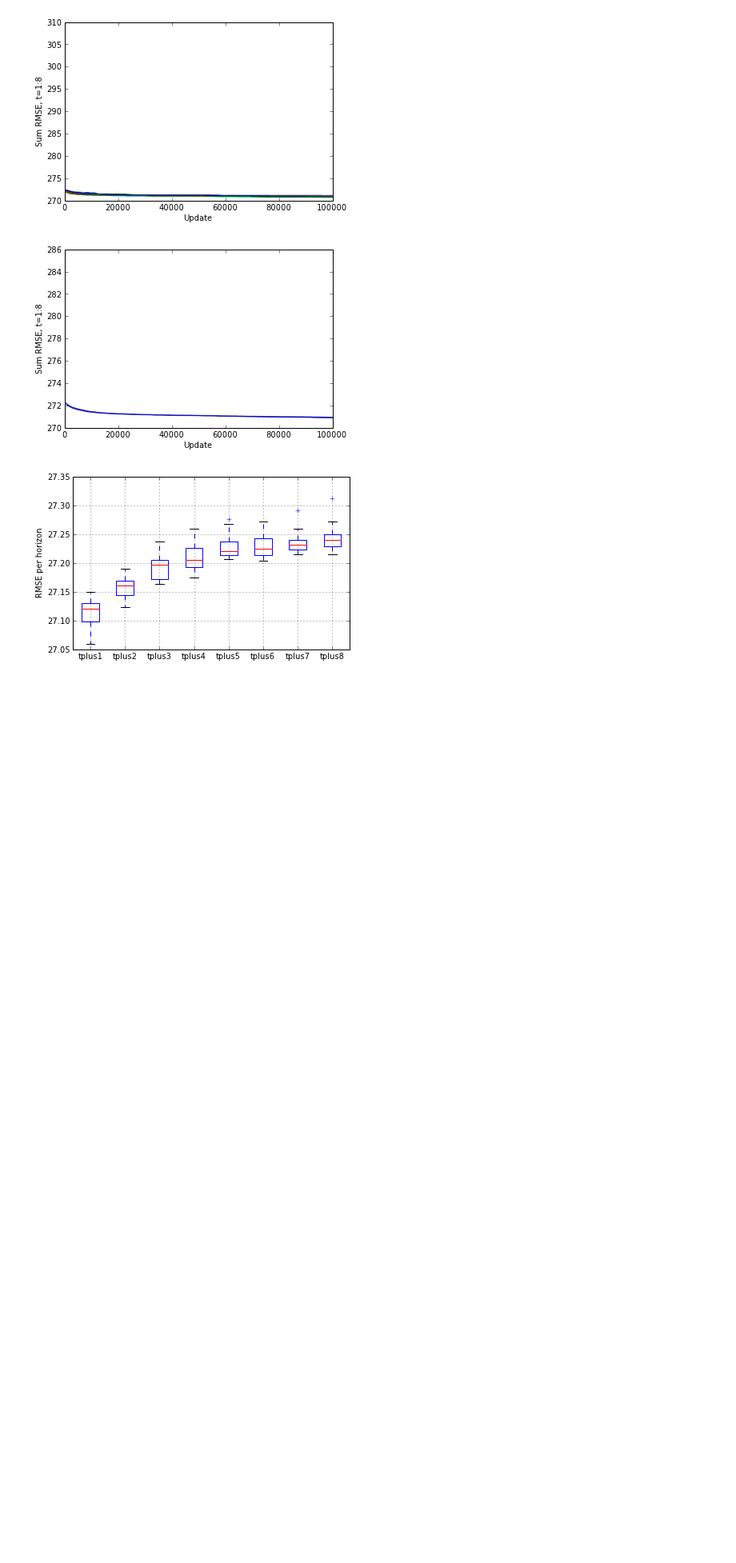
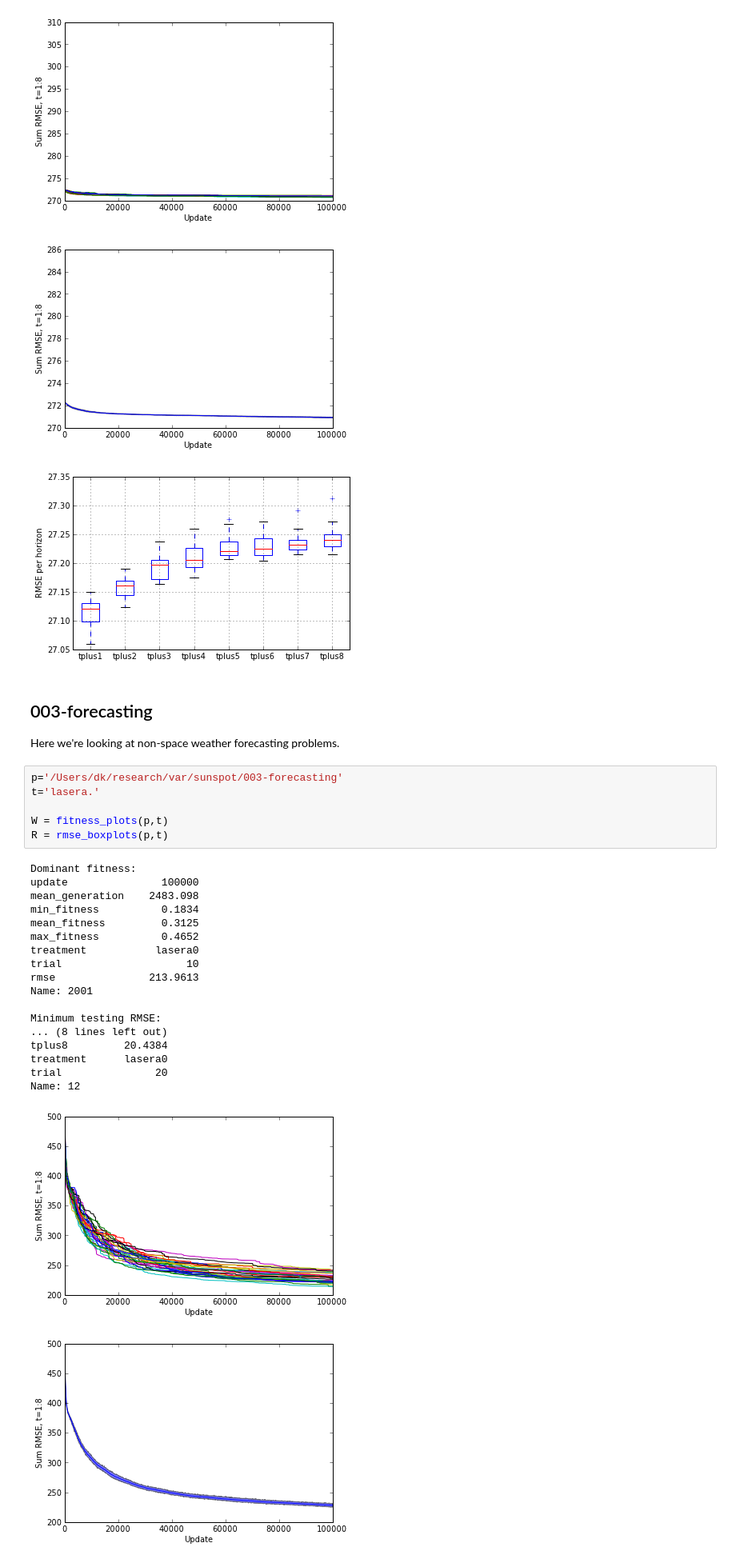
Before and after one commit to mmirmomeni/sunspot, a Jupyter notebook: math/sunspot.ipynb, the cells around one changed output. Shown: that part at 80% size. Drawn from its saved outputs; the diff is of its cells as text; blank space fills up the shorter version.

```diff
--- a/math/sunspot.ipynb
+++ b/math/sunspot.ipynb
@@ -263,3 +263,33 @@ Name: 27
 [figure]
 [figure]
 [figure]
+# %% [markdown]
+## 003-forecasting
+
+Here we're looking at non-space weather forecasting problems.
+# %%
+p='/Users/dk/research/var/sunspot/003-forecasting'
+t='lasera.'
+
+W = fitness_plots(p,t)
+R = rmse_boxplots(p,t)
+# %% [output]
+Dominant fitness:
+update               100000
+mean_generation    2483.098
+min_fitness          0.1834
+mean_fitness         0.3125
+max_fitness          0.4652
+treatment           lasera0
+trial                    10
+rmse               213.9613
+Name: 2001
+
+Minimum testing RMSE:
+... (8 lines left out)
+tplus8         20.4384
+treatment      lasera0
+trial               20
+Name: 12
+[figure, added]
+[figure, added]
```
Also changed, not shown: parts of 2 cells of this notebook, 5 other files.
